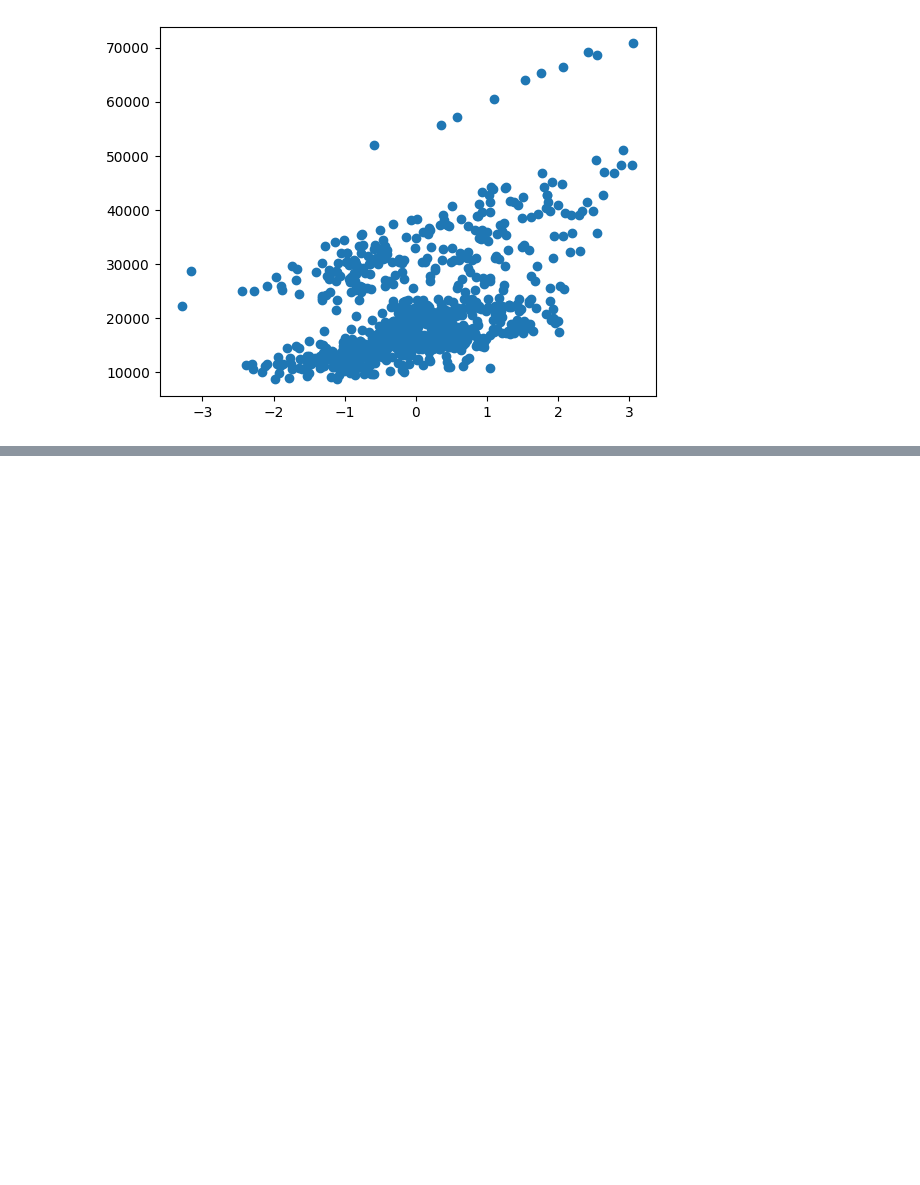
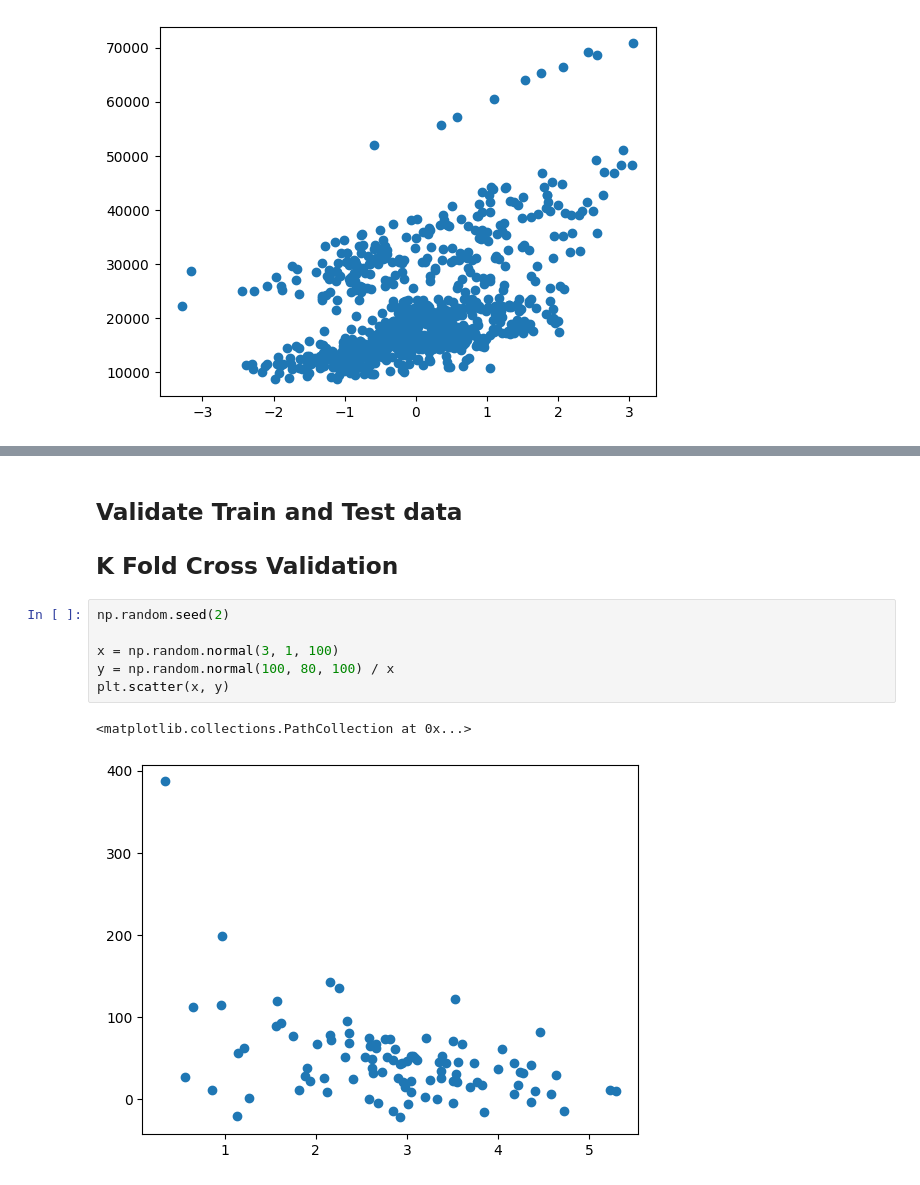
Before and after one commit to kolithawarnakulasooriya/Gen-AI-Torch-Learning, a Jupyter notebook: data-dists.ipynb, the cells around one changed output, grey strips where cells are left out. Drawn from its saved outputs; the diff is of its cells as text; blank space fills up the shorter version.

```diff
--- a/data-dists.ipynb
+++ b/data-dists.ipynb
@@ -81,0 +82,12 @@ array([[26672.56612287]])
+# %% [markdown]
+## Validate Train and Test data
+## K Fold Cross Validation
+# %%
+np.random.seed(2)
+
+x = np.random.normal(3, 1, 100)
+y = np.random.normal(100, 80, 100) / x
+plt.scatter(x, y)
+# %% [output]
+<matplotlib.collections.PathCollection at 0x...>
+[figure, added]
```
Also changed, not shown: parts of 5 cells of this notebook.
